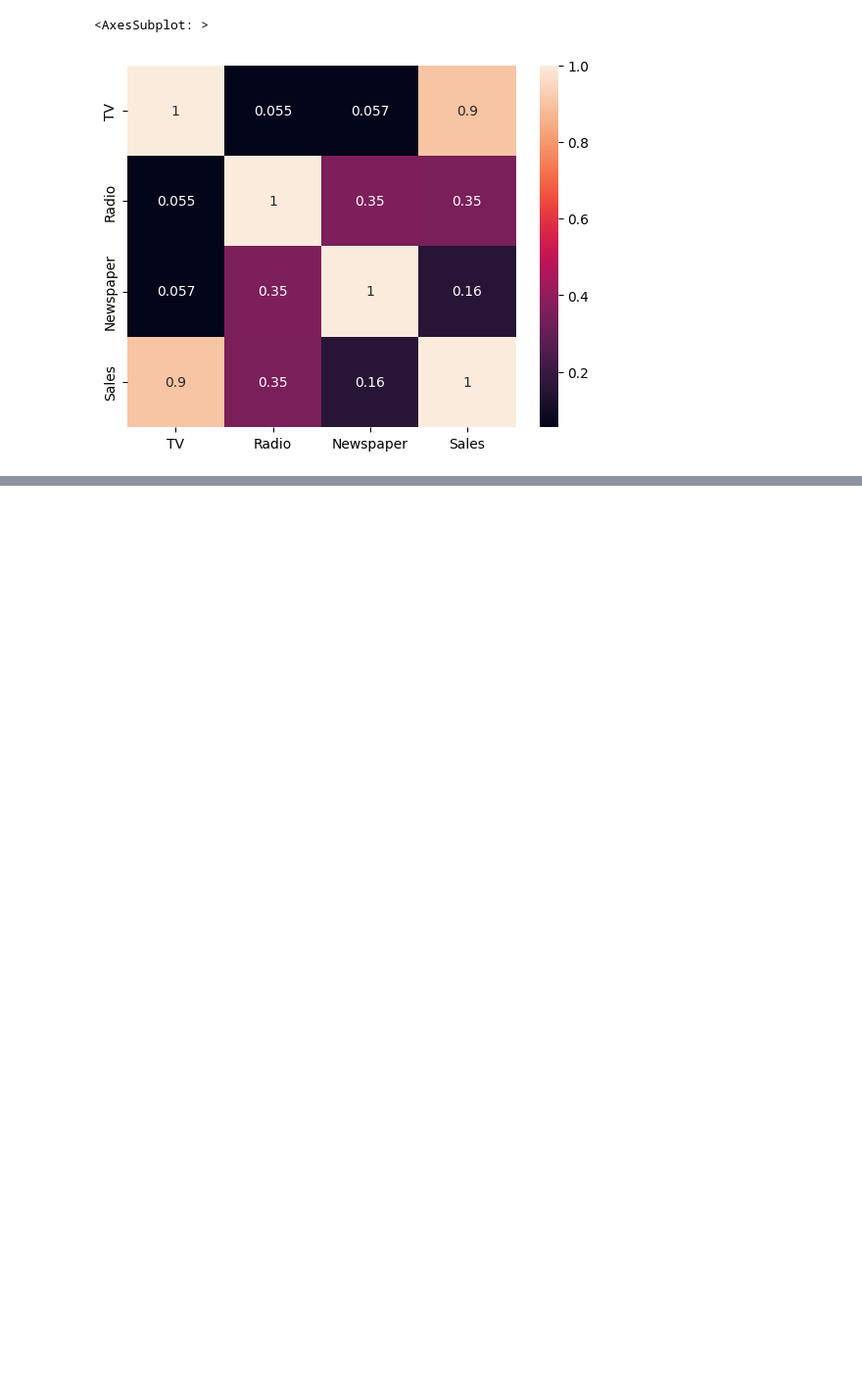
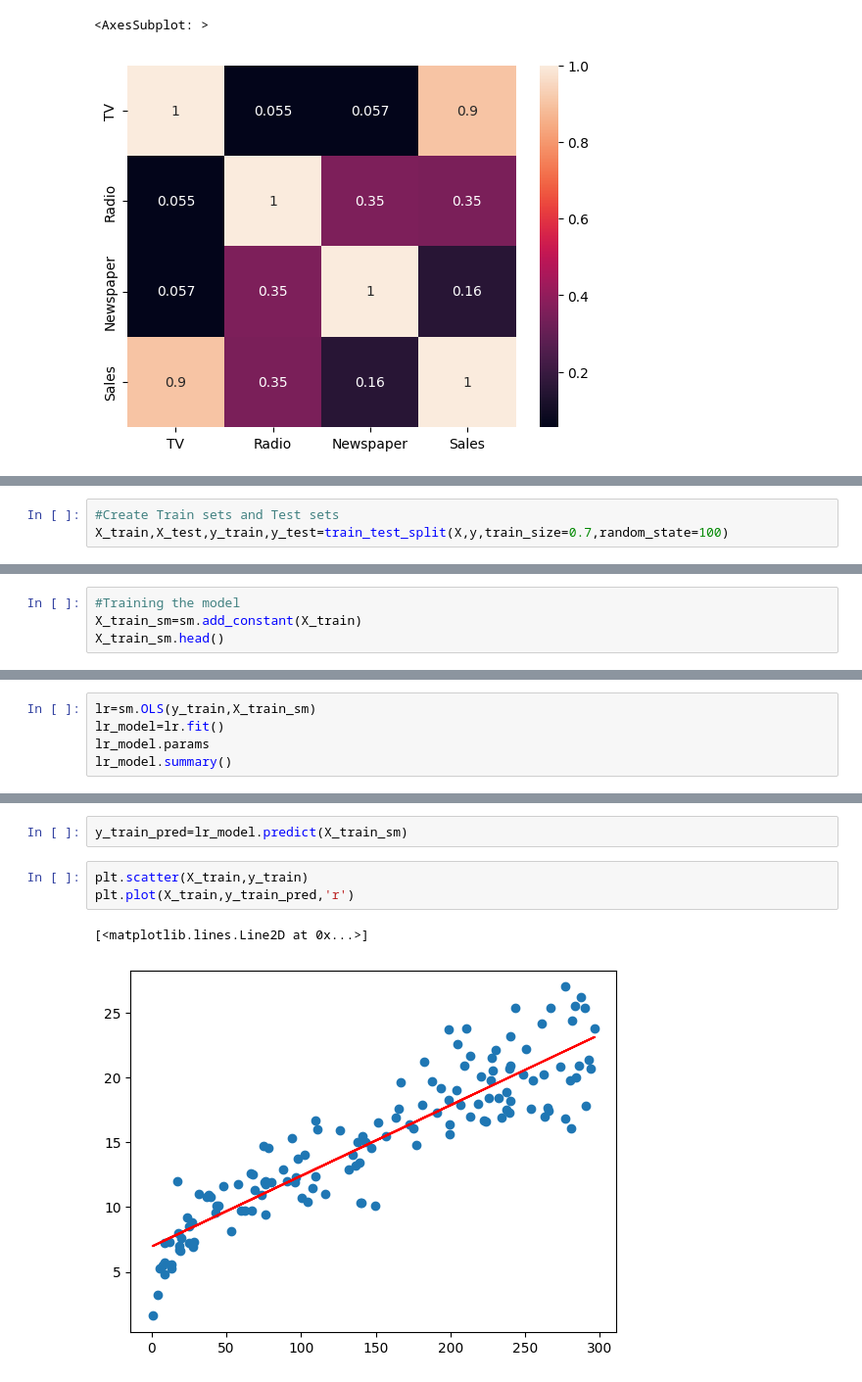
Before and after one commit to mukulydvv/Machine-Learning-, a Jupyter notebook: ML.ipynb, the cells around one changed output, grey strips where cells are left out. Shown at 98% size. Cells and saved outputs as stored; diff of their text form; blank space fills up the shorter version.

Commit message:
model trained and evaluated

```diff
--- a/ML.ipynb
+++ b/ML.ipynb
@@ -102,0 +110,3 @@ import sklearn
+# %%
+#Create Train sets and Test sets
+X_train,X_test,y_train,y_test=train_test_split(X,y,train_size=0.7,random_state=100)
@@ -102,0 +128,4 @@ import sklearn
+# %%
+#Training the model
+X_train_sm=sm.add_constant(X_train)
+X_train_sm.head()
@@ -102,0 +139,5 @@ import sklearn
+# %%
+lr=sm.OLS(y_train,X_train_sm)
+lr_model=lr.fit()
+lr_model.params
+lr_model.summary()
@@ -102,0 +164,8 @@ import sklearn
+# %%
+y_train_pred=lr_model.predict(X_train_sm)
+# %%
+plt.scatter(X_train,y_train)
+plt.plot(X_train,y_train_pred,'r')
+# %% [output]
+[<matplotlib.lines.Line2D at 0x...>]
+[figure, added]
```
Also changed, not shown: parts of 16 cells of this notebook.
